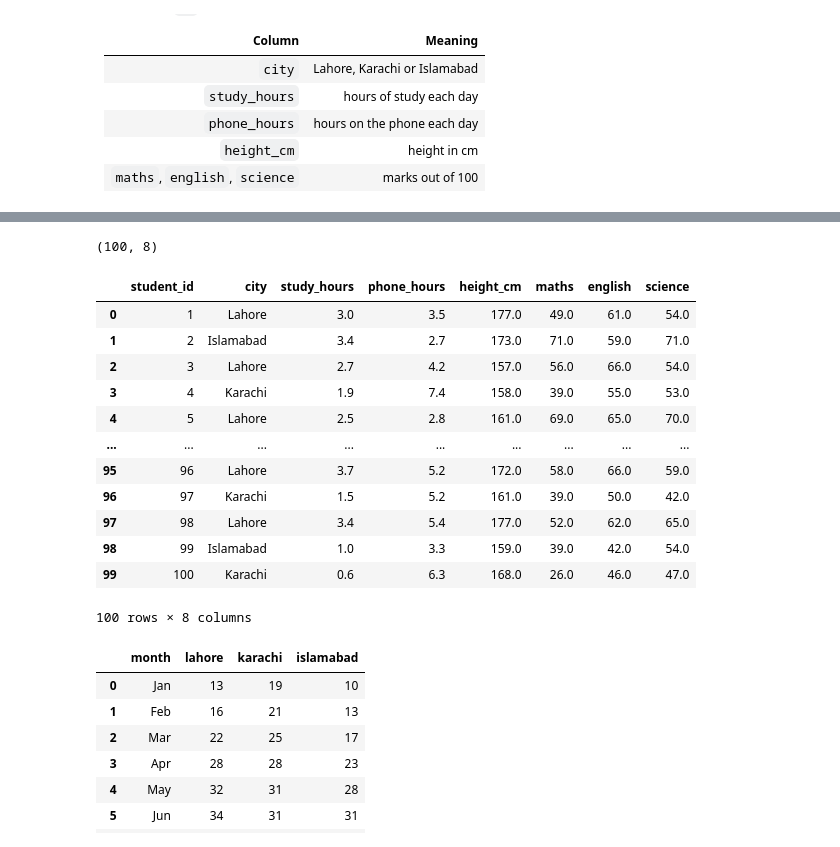
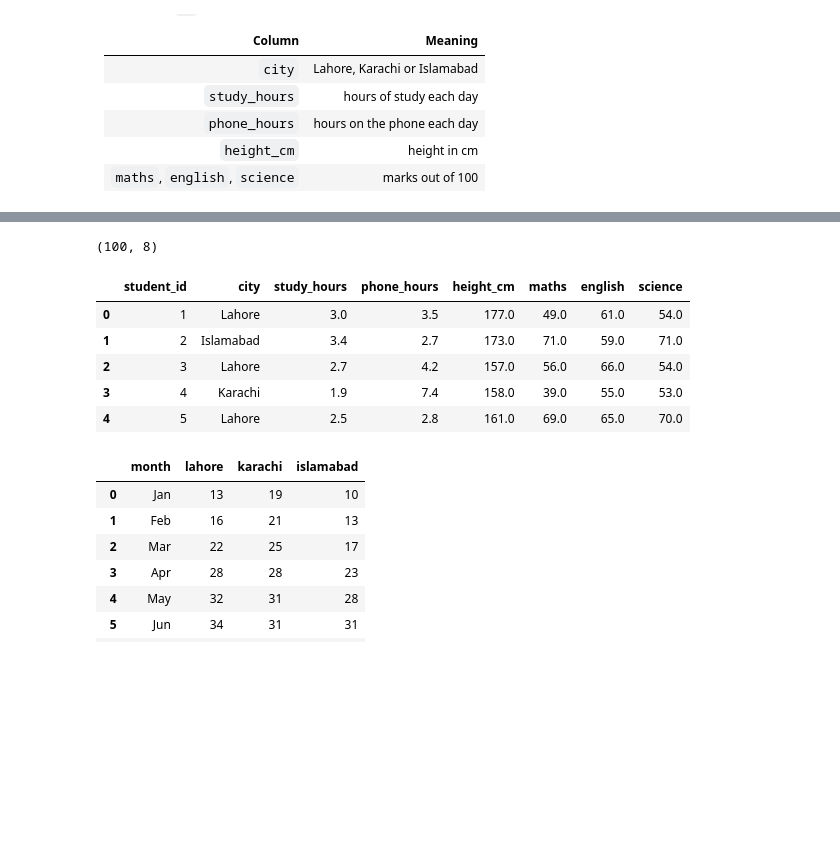
Before and after one commit to rohaanmangi/Python-for-AI, a Jupyter notebook: notebooks/Week 4/Day 16/Day_16_Matplotlib_Seaborn.ipynb, the cells around one changed output, grey strips where cells are left out. Cells and saved outputs as stored; diff of their text form; code cells hidden in the pictures; blank space fills up the shorter version.

```diff
--- a/notebooks/Week 4/Day 16/Day_16_Matplotlib_Seaborn.ipynb
+++ b/notebooks/Week 4/Day 16/Day_16_Matplotlib_Seaborn.ipynb
@@ -140,21 +142,14 @@ temps = pd.DataFrame({
 # %%
 print(df.shape)
-df.head(100)
+df.head()
 # %% [output]
 (100, 8)
 |  | student_id | city | study_hours | phone_hours | height_cm | maths | english | science |
 | 0 | 1 | Lahore | 3.0 | 3.5 | 177.0 | 49.0 | 61.0 | 54.0 |
 | 1 | 2 | Islamabad | 3.4 | 2.7 | 173.0 | 71.0 | 59.0 | 71.0 |
 | 2 | 3 | Lahore | 2.7 | 4.2 | 157.0 | 56.0 | 66.0 | 54.0 |
 | 3 | 4 | Karachi | 1.9 | 7.4 | 158.0 | 39.0 | 55.0 | 53.0 |
 | 4 | 5 | Lahore | 2.5 | 2.8 | 161.0 | 69.0 | 65.0 | 70.0 |
-| ... | ... | ... | ... | ... | ... | ... | ... | ... |
-| 95 | 96 | Lahore | 3.7 | 5.2 | 172.0 | 58.0 | 66.0 | 59.0 |
-| 96 | 97 | Karachi | 1.5 | 5.2 | 161.0 | 39.0 | 50.0 | 42.0 |
-| 97 | 98 | Lahore | 3.4 | 5.4 | 177.0 | 52.0 | 62.0 | 65.0 |
-| 98 | 99 | Islamabad | 1.0 | 3.3 | 159.0 | 39.0 | 42.0 | 54.0 |
-| 99 | 100 | Karachi | 0.6 | 6.3 | 168.0 | 26.0 | 46.0 | 47.0 |
-100 rows × 8 columns
 # %%
 temps
 # %% [output]
```
Also changed, not shown: parts of 11 cells of this notebook.
